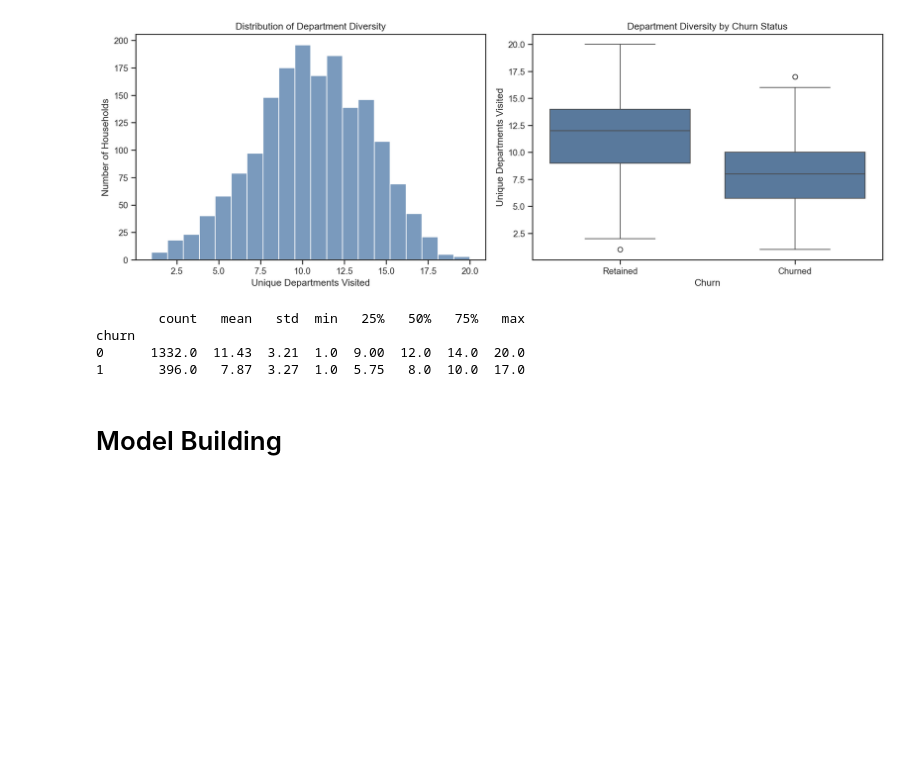
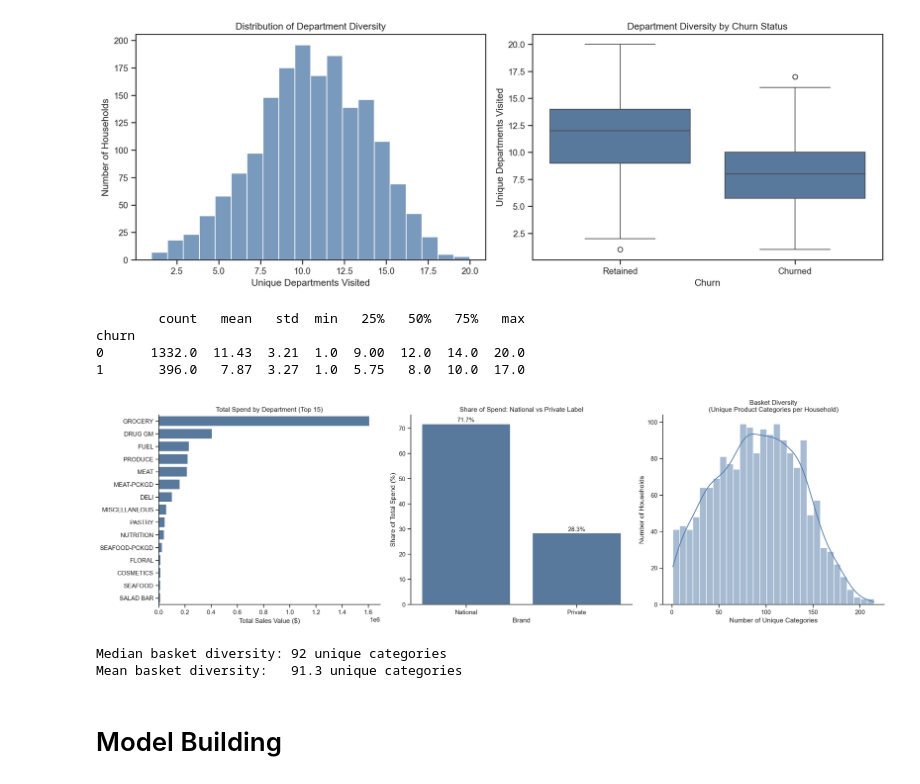
Before and after one commit to Kasperclowes/QBUS3820-Group-Assignment, a Jupyter notebook: RUN.ipynb, the cells around one changed output. Drawn from its saved outputs; the diff is of its cells as text; code cells hidden in the pictures; blank space fills up the shorter version.

```diff
--- a/RUN.ipynb
+++ b/RUN.ipynb
@@ -409,6 +414,12 @@ print(dept_div_df.groupby('churn')['dept_diversity'].describe().round(2))
 churn
 0      1332.0  11.43  3.21  1.0  9.00  12.0  14.0  20.0
 1       396.0   7.87  3.27  1.0  5.75   8.0  10.0  17.0
+# %%
+eda.plot_spend_by_product_attribute(transactions_train, products)
+# %% [output]
+[figure, added]
+Median basket diversity: 92 unique categories
+Mean basket diversity:   91.3 unique categories
 # %% [markdown]
 # Model Building
 # %%
```
Also changed, not shown: parts of 2 cells of this notebook, 1 other file.
